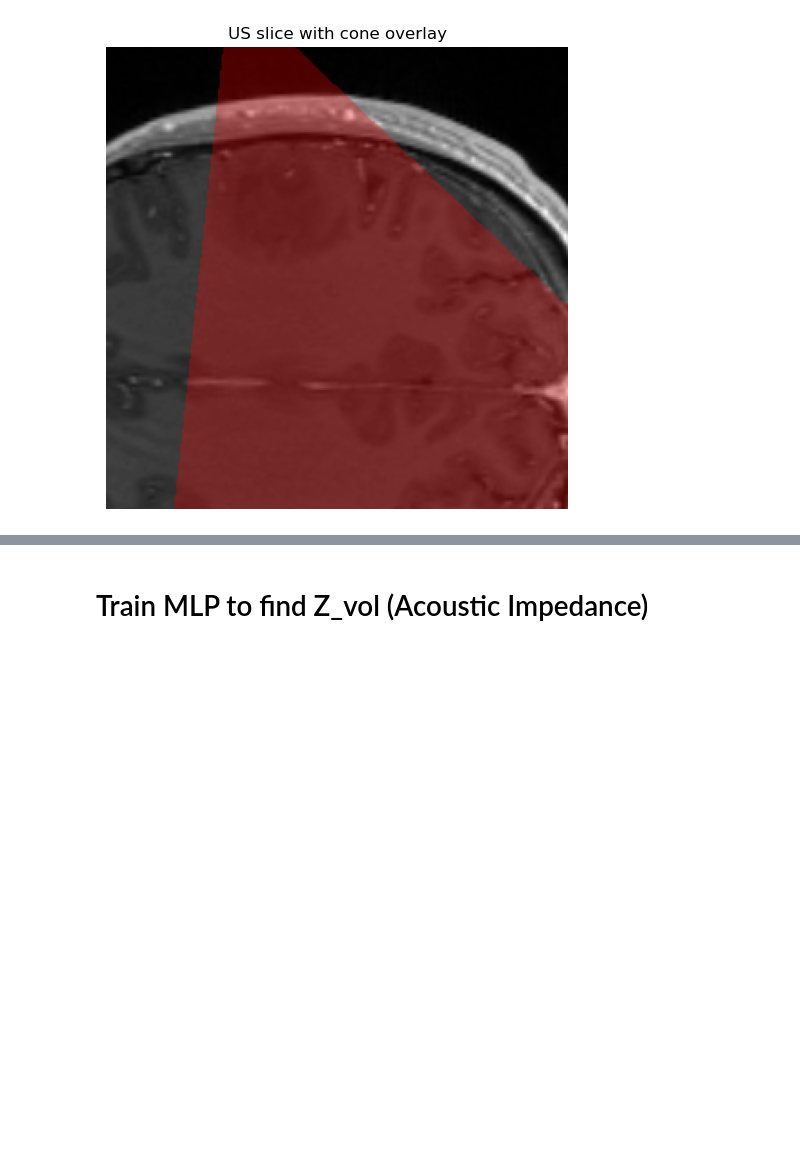
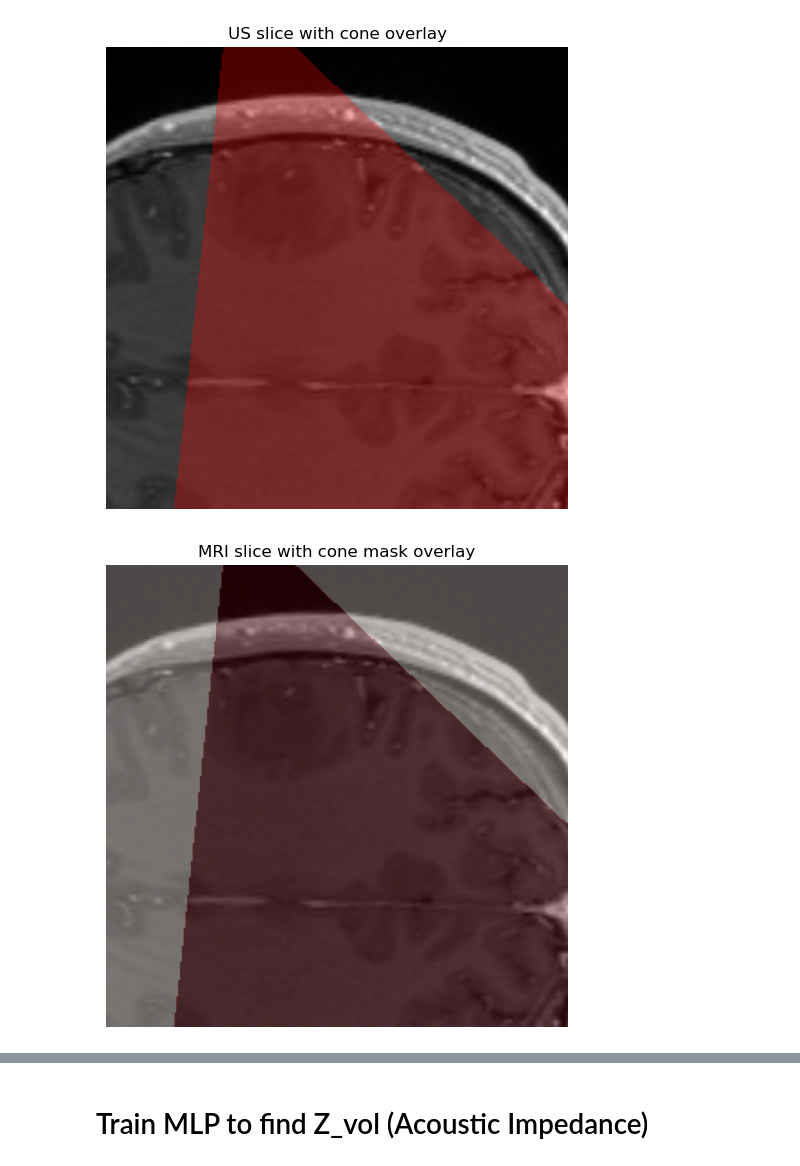
Before and after one commit to gduguey/DiffUS, a Jupyter notebook: notebooks/[DEMO] Train MRI to Impedance MLP.ipynb, the cells around one changed output, grey strips where cells are left out. Saved outputs shown, nothing was run; the diff lists cells and outputs as text; code cells hidden in the pictures; blank space fills up the shorter version.

```diff
--- a/notebooks/[DEMO] Train MRI to Impedance MLP.ipynb
+++ b/notebooks/[DEMO] Train MRI to Impedance MLP.ipynb
@@ -93,3 +96,12 @@ mask_mri = overlay_cone(t1_slice, apex=apex_mri_world[:2], direction_vector=dire
 plot_overlay_cone(t1_slice, mask_mri)
 # %% [output]
 [figure]
+# %%
+plt.figure(figsize=(6, 6))
+plt.imshow(t1_slice, cmap='gray', origin='lower')
+plt.imshow(mask_mri, cmap='Reds', alpha=0.3, origin='lower')
+plt.title("MRI slice with cone mask overlay")
+plt.axis('off')
+plt.show()
+# %% [output]
+[figure, added]
```
Also changed, not shown: parts of 7 cells of this notebook, 1 other file.
